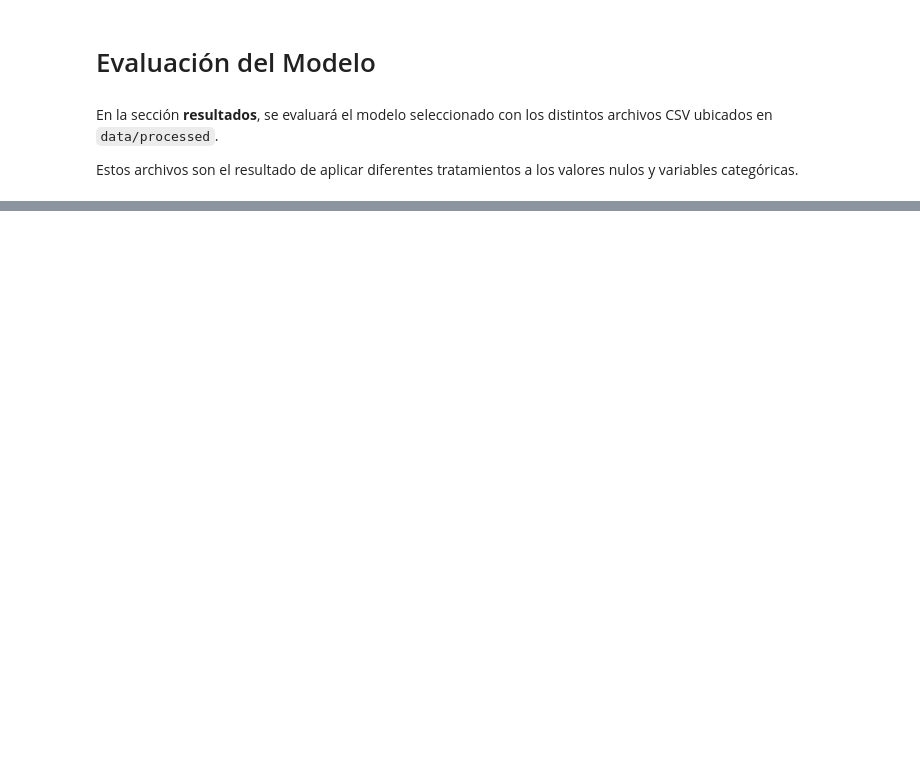
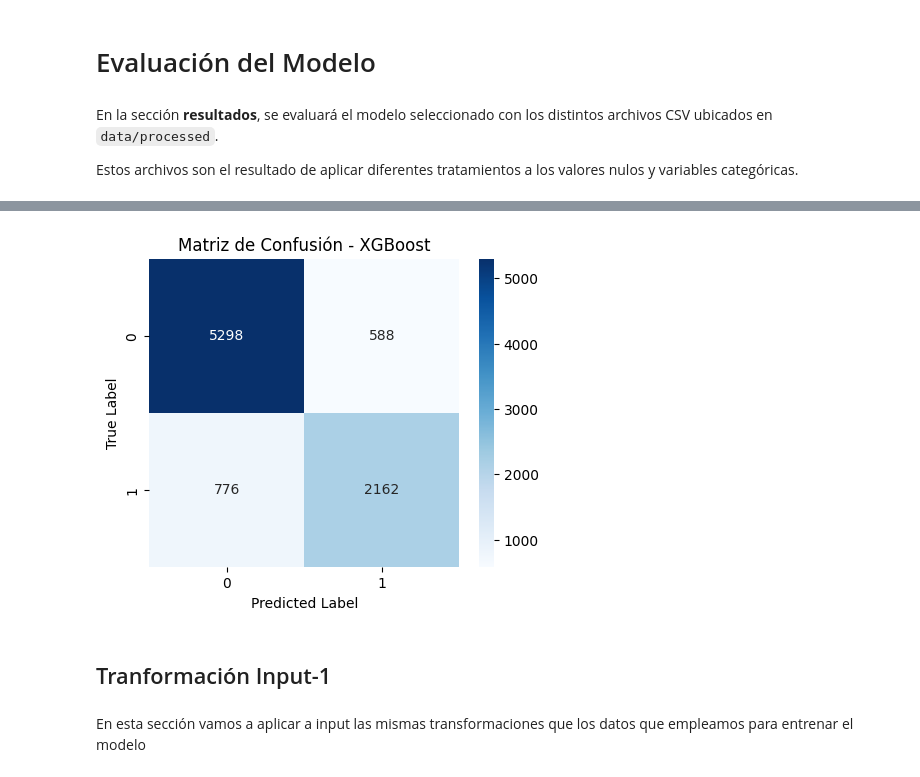
Before and after one commit to martinagg7/ia_propensity, a Jupyter notebook: models/modelo_final.ipynb, the cells around one changed output, grey strips where cells are left out. Drawn from its saved outputs; the diff is of its cells as text; code cells hidden in the pictures; blank space fills up the shorter version.

```diff
--- a/models/modelo_final.ipynb
+++ b/models/modelo_final.ipynb
@@ -199,0 +224,13 @@ plot_confusion_matrix(y_test, y_pred)
+# %%
+plt.figure(figsize=(5, 4))
+sns.heatmap(confusion_matrix(y_test, y_pred), annot=True, fmt='d', cmap='Blues')
+plt.xlabel('Predicted Label')
+plt.ylabel('True Label')
+plt.title('Matriz de Confusión - XGBoost')
+plt.show()
+# %% [output]
+[figure, added]
+# %% [markdown]
+## Tranformación Input-1
+# %% [markdown]
+En esta sección vamos a aplicar a input las mismas transformaciones que los datos que empleamos para entrenar el modelo
```
Also changed, not shown: parts of 81 cells of this notebook, 11 other files.
